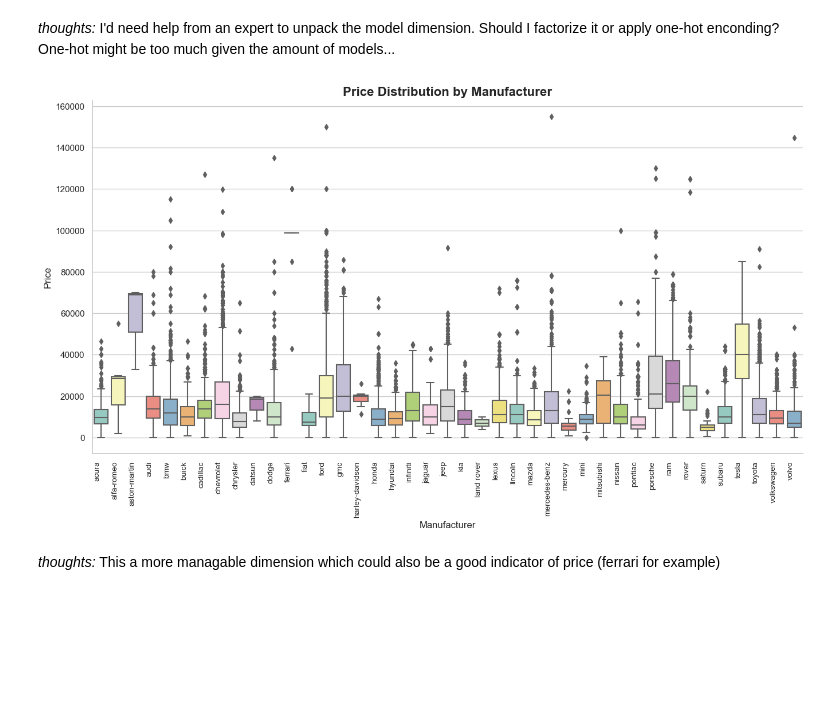
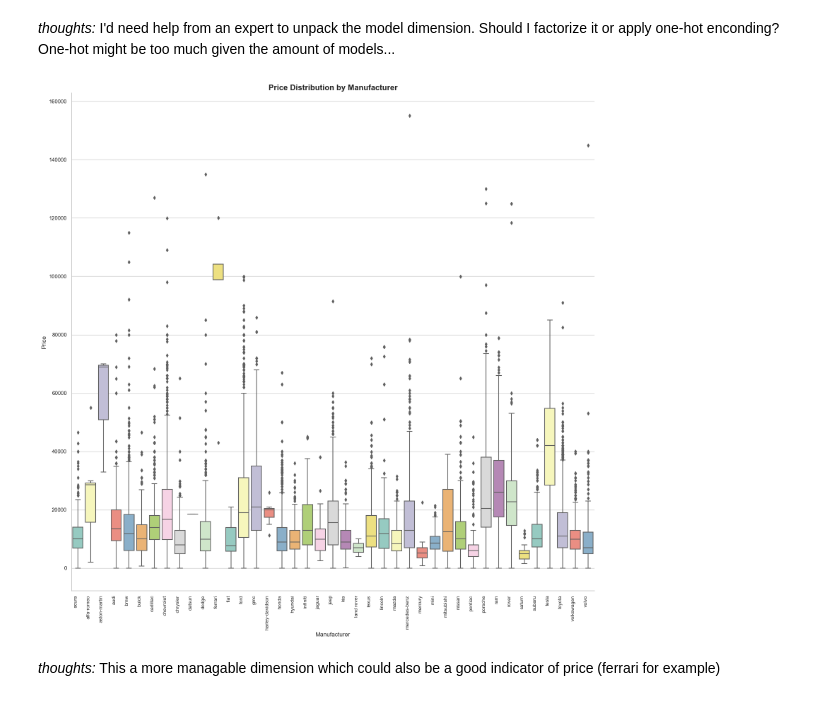
Before and after one commit to memozac-gbz/car-dealership, a Jupyter notebook: prompt.ipynb, the cells around one changed output. Drawn from its saved outputs; the diff is of its cells as text; code cells hidden in the pictures; blank space fills up the shorter version.

Commit message:
GB - final touches (adjusting images)

```diff
--- a/prompt.ipynb
+++ b/prompt.ipynb
@@ -266,6 +266,9 @@ def plot_box(df, x, y, xlabel, ylabel, title, hue=None, figsize=(15, 5), save=Tr
     # Remove the right and top spines
     sns.despine()
 
+    # Adjust the layout
+    plt.tight_layout()
+
     if save:
         plt.savefig('images/' + filename, dpi=300)
 
@@ -475,9 +478,9 @@ plot_scatter(vehicles_df.copy().head(50), 'model', 'price', 'Model', 'Price', 'P
 # %% [markdown]
 *thoughts:*  I'd need help from an expert to unpack the model dimension. Should I factorize it or apply one-hot enconding? One-hot might be too much given the amount of models...
 # %%
-plot_box(vehicles_df.copy().sort_values(by='manufacturer'), 'manufacturer', 'price', 'Manufacturer', 'Price', 'Price Distribution by Manufacturer', figsize=(16, 8))
+plot_box(vehicles_df.copy().sort_values(by='manufacturer'), 'manufacturer', 'price', 'Manufacturer', 'Price', 'Price Distribution by Manufacturer', figsize=(16, 16))
 # %% [output]
-[figure, old version]
+[figure, new version]
 # %% [markdown]
 *thoughts:*  This a more managable dimension which could also be a good indicator of price (ferrari for example)
 # %%
```
Also changed, not shown: 2 other files.
